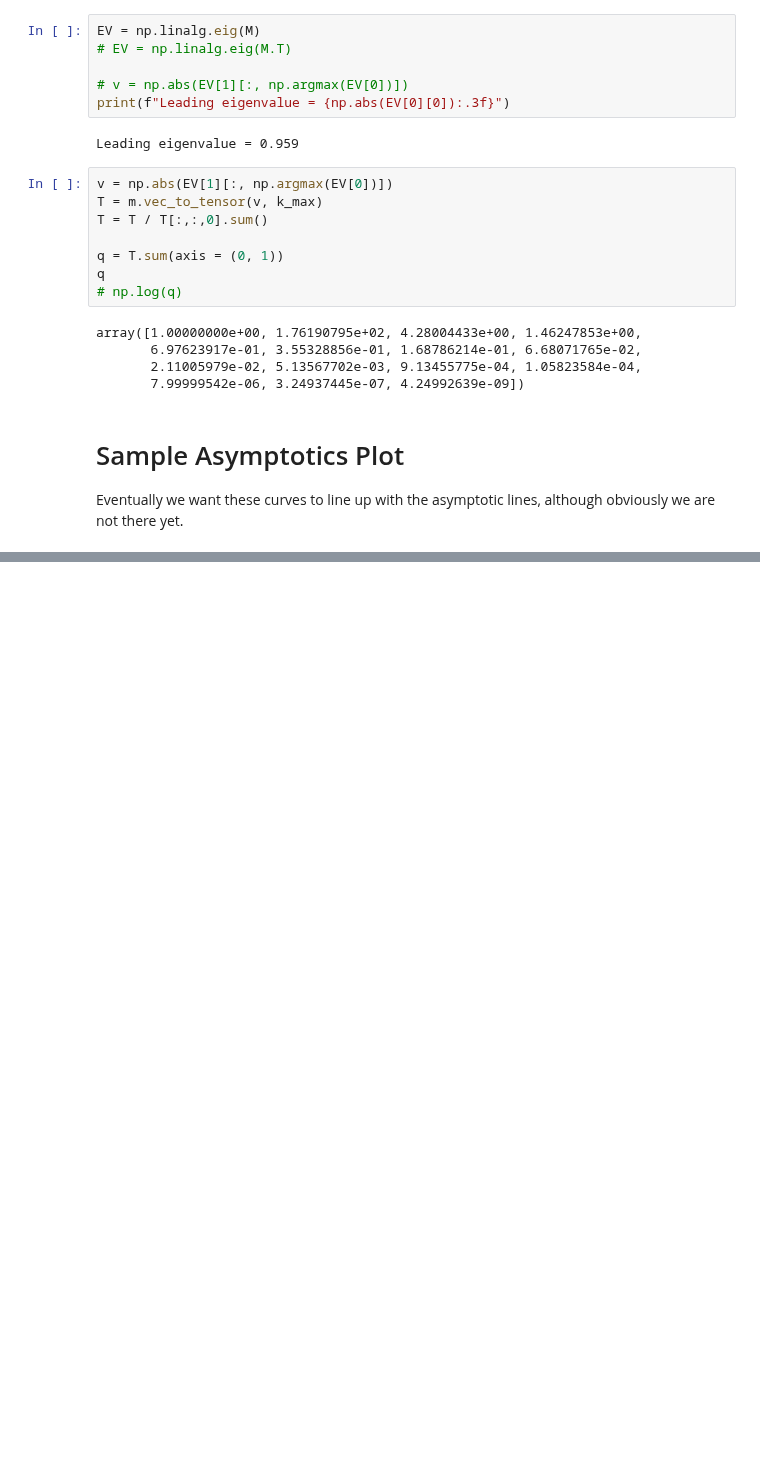
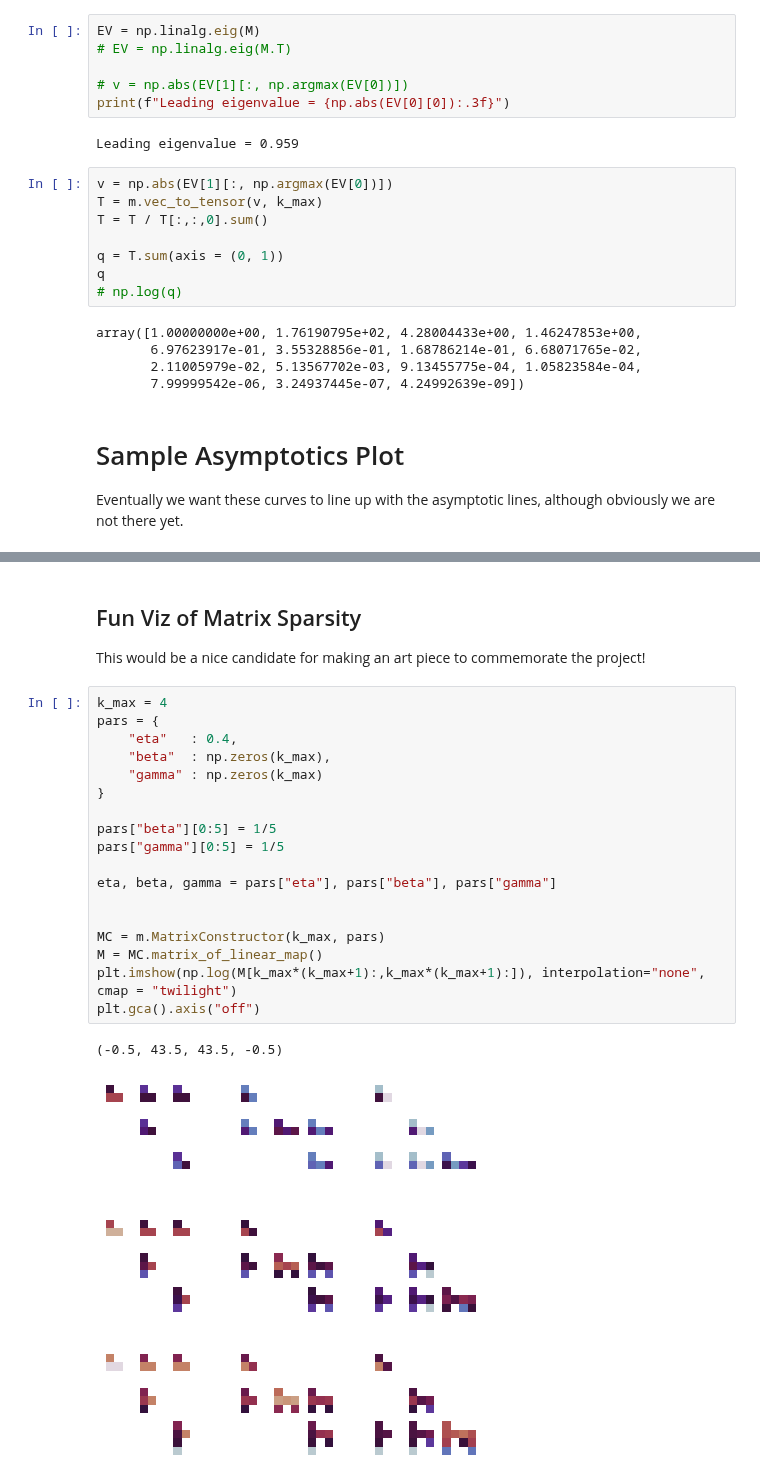
Before and after one commit to hexie1995/HyperGraph, a Jupyter notebook: code/analytic-intersections.ipynb, the cells around one changed output, grey strips where cells are left out. Cells and saved outputs as stored; diff of their text form; blank space fills up the shorter version.

```diff
--- a/code/analytic-intersections.ipynb
+++ b/code/analytic-intersections.ipynb
@@ -166,0 +167,25 @@ ax.set(xlim = (100, timesteps), ylim = (None, 5), xlabel = r"Timestep $t$", ylab
+# %% [markdown]
+## Fun Viz of Matrix Sparsity
+
+This would be a nice candidate for making an art piece to commemorate the project!
+# %%
+k_max = 4
+pars = {
+    "eta"   : 0.4,
+    "beta"  : np.zeros(k_max),
+    "gamma" : np.zeros(k_max)
+}
+
+pars["beta"][0:5] = 1/5
+pars["gamma"][0:5] = 1/5
+
+eta, beta, gamma = pars["eta"], pars["beta"], pars["gamma"]
+
+
+MC = m.MatrixConstructor(k_max, pars)
+M = MC.matrix_of_linear_map()
+plt.imshow(np.log(M[k_max*(k_max+1):,k_max*(k_max+1):]), interpolation="none", cmap = "twilight")
+plt.gca().axis("off")
+# %% [output]
+(-0.5, 43.5, 43.5, -0.5)
+[figure, added]
```
Also changed, not shown: parts of 3 cells of this notebook.
